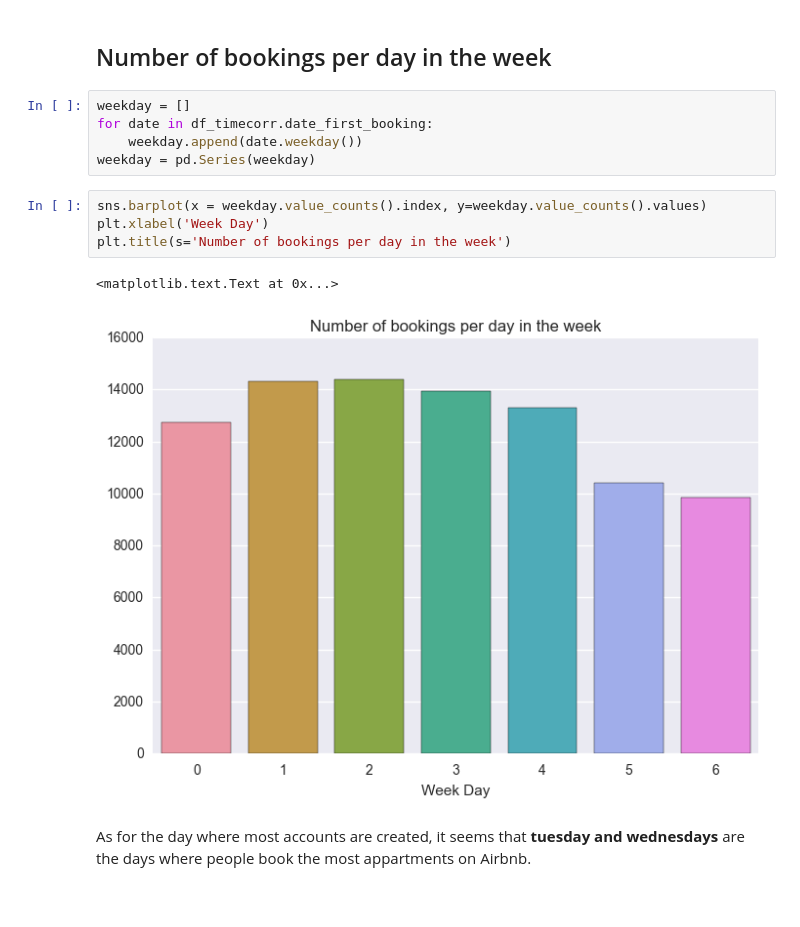
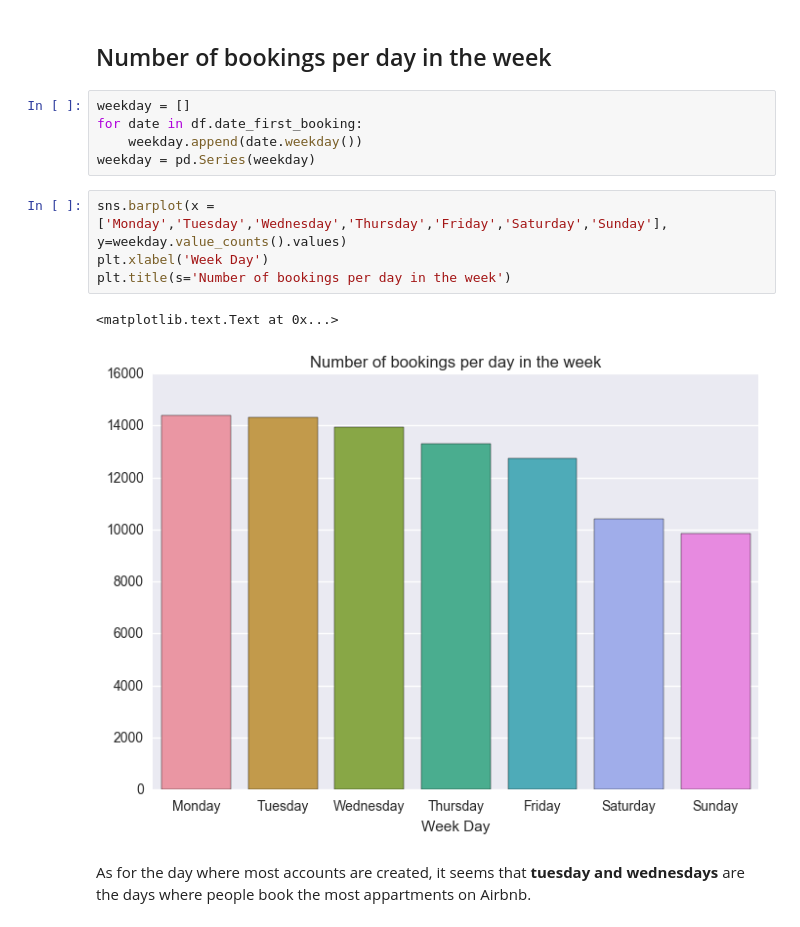
Before and after one commit to mgelsm/Airbnb_predictions, a Jupyter notebook: 1. Preprocessing train_user.ipynb, the cells around one changed output. Drawn from its saved outputs; the diff is of its cells as text.

```diff
--- a/1. Preprocessing train_user.ipynb
+++ b/1. Preprocessing train_user.ipynb
@@ -351,16 +351,16 @@ df.date_first_booking.value_counts().plot(kind='line', linewidth=1,figsize=(15,1
 ## Number of bookings per day in the week
 # %%
 weekday = []
-for date in df_timecorr.date_first_booking:
+for date in df.date_first_booking:
     weekday.append(date.weekday())
 weekday = pd.Series(weekday)
 # %%
-sns.barplot(x = weekday.value_counts().index, y=weekday.value_counts().values)
+sns.barplot(x = ['Monday','Tuesday','Wednesday','Thursday','Friday','Saturday','Sunday'], y=weekday.value_counts().values)
 plt.xlabel('Week Day')
 plt.title(s='Number of bookings per day in the week')
 # %% [output]
 <matplotlib.text.Text at 0x...>
-[figure, old version]
+[figure, new version]
 # %% [markdown]
 As for the day where most accounts are created, it seems that **tuesday and wednesdays** are the days where people book the most appartments on Airbnb.
 # %%
```
Also changed, not shown: parts of 3 cells of this notebook, 2 other files.
